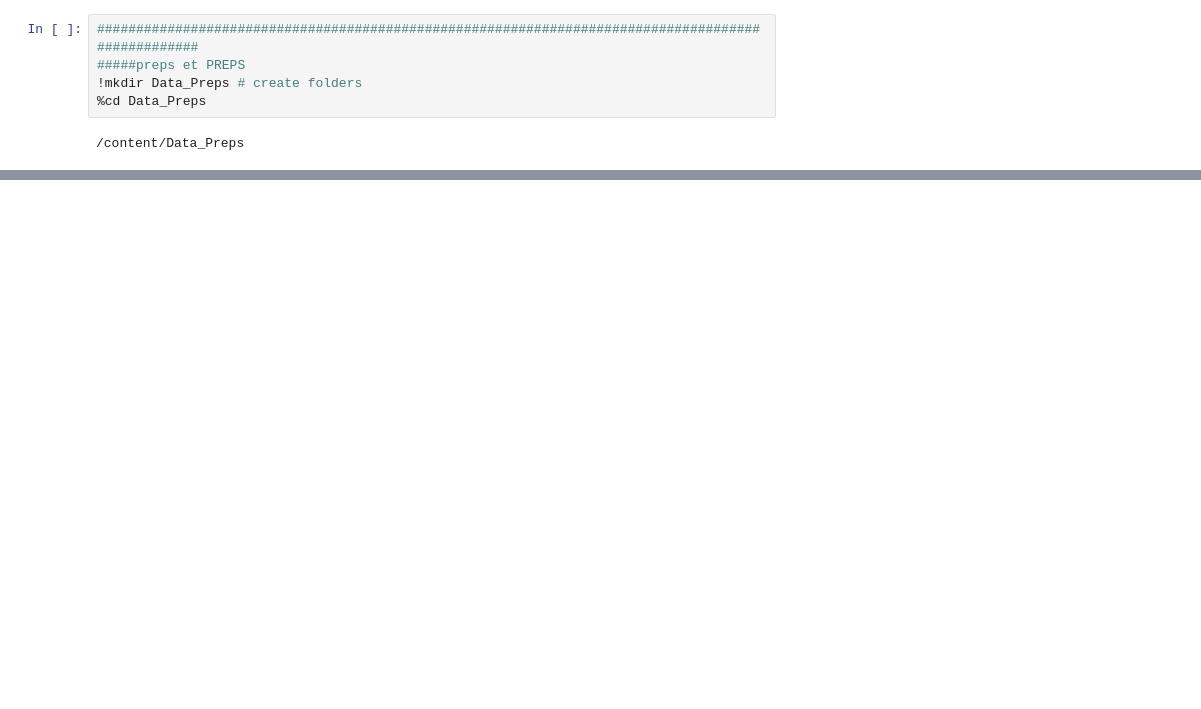
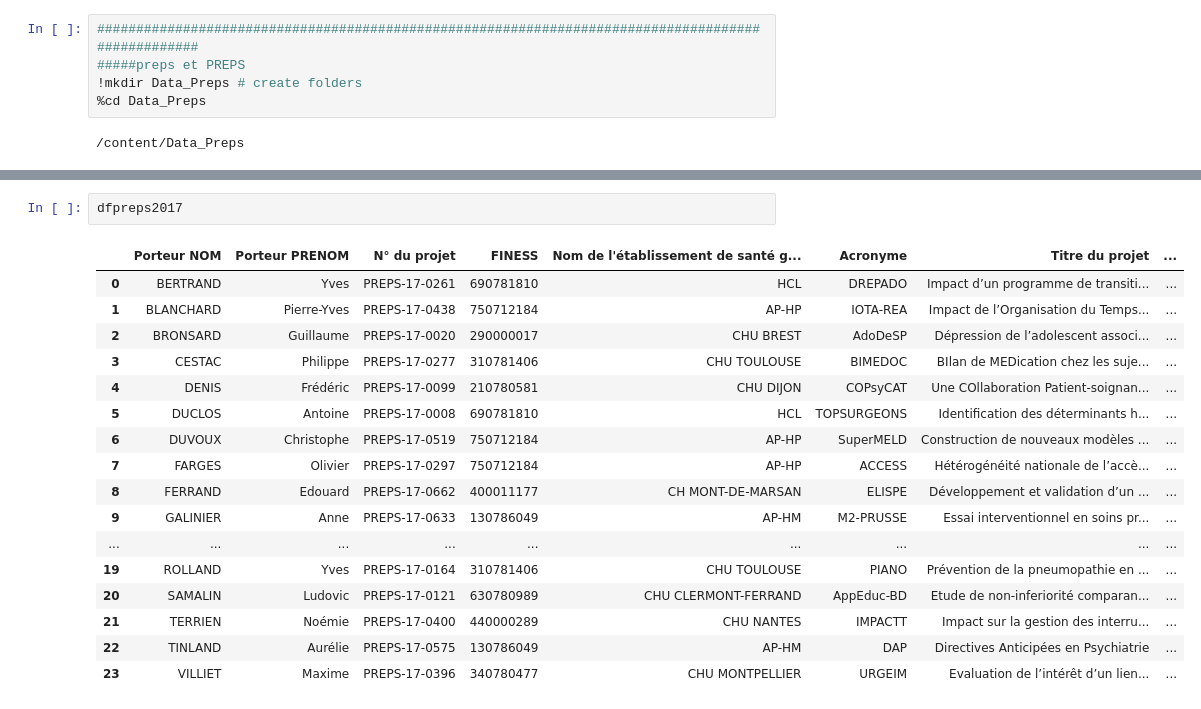
Before and after one commit to ritaeli/Master_repo, a Jupyter notebook: Application_pratique.ipynb, the cells around one changed output, grey strips where cells are left out. Cells and saved outputs as stored; diff of their text form; blank space fills up the shorter version.

```diff
--- a/Application_pratique.ipynb
+++ b/Application_pratique.ipynb
@@ -917,0 +994,20 @@ NameError: ignored
+# %%
+dfpreps2017
+# %% [output]
+|  | Porteur NOM | Porteur PRENOM | N° du projet | FINESS | Nom de l'établissement de santé g... | Acronyme | Titre du projet | ... |
+| 0 | BERTRAND | Yves | PREPS-17-0261 | 690781810 | HCL | DREPADO | Impact d’un programme de transiti... | ... |
+| 1 | BLANCHARD | Pierre-Yves | PREPS-17-0438 | 750712184 | AP-HP | IOTA-REA | Impact de l’Organisation du Temps... | ... |
+| 2 | BRONSARD | Guillaume | PREPS-17-0020 | 290000017 | CHU BREST | AdoDeSP | Dépression de l’adolescent associ... | ... |
+| 3 | CESTAC | Philippe | PREPS-17-0277 | 310781406 | CHU TOULOUSE | BIMEDOC | BIlan de MEDication chez les suje... | ... |
+| 4 | DENIS | Frédéric | PREPS-17-0099 | 210780581 | CHU DIJON | COPsyCAT | Une COllaboration Patient-soignan... | ... |
+| 5 | DUCLOS | Antoine | PREPS-17-0008 | 690781810 | HCL | TOPSURGEONS | Identification des déterminants h... | ... |
+| 6 | DUVOUX | Christophe | PREPS-17-0519 | 750712184 | AP-HP | SuperMELD | Construction de nouveaux modèles ... | ... |
+| 7 | FARGES | Olivier | PREPS-17-0297 | 750712184 | AP-HP | ACCESS | Hétérogénéité nationale de l’accè... | ... |
+| 8 | FERRAND | Edouard | PREPS-17-0662 | 400011177 | CH MONT-DE-MARSAN | ELISPE | Développement et validation d’un ... | ... |
+| 9 | GALINIER | Anne | PREPS-17-0633 | 130786049 | AP-HM | M2-PRUSSE | Essai interventionnel en soins pr... | ... |
+| ... | ... | ... | ... | ... | ... | ... | ... | ... |
+| 19 | ROLLAND | Yves | PREPS-17-0164 | 310781406 | CHU TOULOUSE | PIANO | Prévention de la pneumopathie en ... | ... |
+| 20 | SAMALIN | Ludovic | PREPS-17-0121 | 630780989 | CHU CLERMONT-FERRAND | AppEduc-BD | Etude de non-inferiorité comparan... | ... |
+| 21 | TERRIEN | Noémie | PREPS-17-0400 | 440000289 | CHU NANTES | IMPACTT | Impact sur la gestion des interru... | ... |
+| 22 | TINLAND | Aurélie | PREPS-17-0575 | 130786049 | AP-HM | DAP | Directives Anticipées en Psychiatrie | ... |
+| 23 | VILLIET | Maxime | PREPS-17-0396 | 340780477 | CHU MONTPELLIER | URGEIM | Evaluation de l’intérêt d’un lien... | ... |
```
Also changed, not shown: parts of 22 cells of this notebook.
